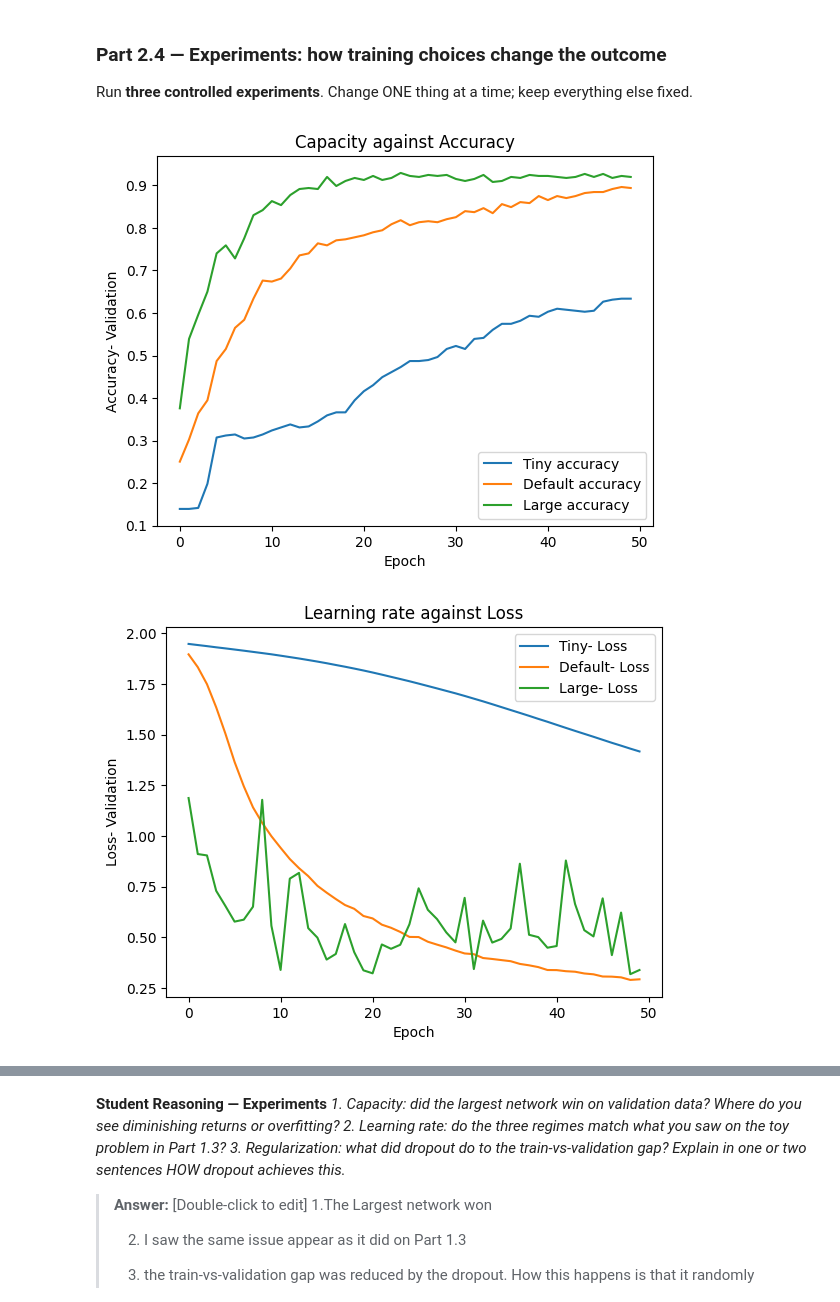
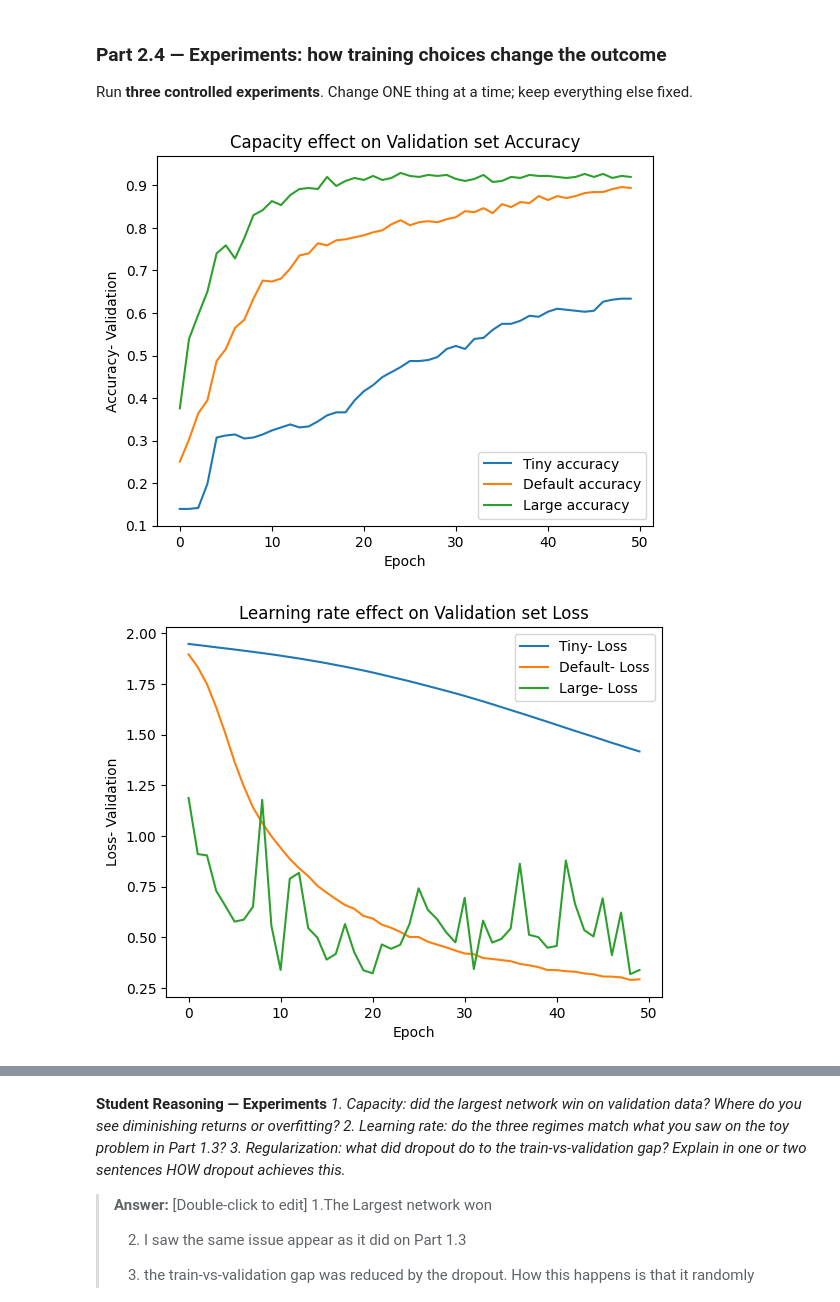
Before and after one commit to Ewurakua419/lab-3, a Jupyter notebook: Lab_3.ipynb, the cells around one changed output, grey strips where cells are left out. Saved outputs shown, nothing was run; the diff lists cells and outputs as text; code cells hidden in the pictures.

```diff
--- a/Lab_3.ipynb
+++ b/Lab_3.ipynb
@@ -817,14 +822,14 @@ def run_experiment(hidden_sizes=(64, 32), lr=1e-3, batch_size=32, epochs=50, dro
             optimizer.zero_grad()
             xb=xb.to(DEVICE)
             yb=yb.to(DEVICE)
-            logits = model.forward(xb)
-            loss = criterion(logits, yb)
-            loss.backward()
-            optimizer.step()
+            logits = model.forward(xb)#calculate predictions
+            loss = criterion(logits, yb)# calculate loss
+            loss.backward() #calculate gradient
+            optimizer.step()# update weights and biases
 
-            running_loss_train += loss.item() * xb.size(0)
-            preds = logits.argmax(1)
-            correct += (preds == yb).sum().item()
+            running_loss_train += loss.item() * xb.size(0) #increment running loss
+            preds = logits.argmax(1) #add to yhat values
+            correct += (preds == yb).sum().item() # add instances where prediction matched the label
             total += yb.size(0)
 
         train_loss = running_loss_train / total
@@ -833,13 +838,15 @@ def run_experiment(hidden_sizes=(64, 32), lr=1e-3, batch_size=32, epochs=50, dro
         history["train_loss"].append(train_loss)
         history["train_acc"].append(train_acc)
         model.eval()
+
+        # for validation set
         with torch.no_grad():
             running_loss_val, correct_val, total_val = 0.0, 0, 0
             for xb, yb in val_loader:
                 xb=xb.to(DEVICE)
                 yb=yb.to(DEVICE)
-                logits = model.forward(xb)
-                loss = criterion(logits, yb)
+                logits = model.forward(xb)#calculate predictions, feedforward
+                loss = criterion(logits, yb)#calculate losses
 
                 running_loss_val += loss.item() * xb.size(0)
                 preds = logits.argmax(1)
@@ -850,7 +857,8 @@ def run_experiment(hidden_sizes=(64, 32), lr=1e-3, batch_size=32, epochs=50, dro
         val_acc = correct_val / total_val
         history["val_loss"].append(val_loss)
         history["val_acc"].append(val_acc)
-    return history
+    return history#return dictionary of values
+
 # TODO — Experiment A (capacity): tiny (8,) vs default (64, 32) vs large (256, 128, 64).
 #   Plot the three validation-accuracy curves together.
 tiny=run_experiment(hidden_sizes=(8,) )
@@ -861,7 +869,7 @@ plt.plot(range(epoch),tiny["val_acc"], label= "Tiny accuracy")
 plt.plot(range(epoch),default["val_acc"], label="Default accuracy")
 plt.plot(range(epoch),large["val_acc"], label="Large accuracy")
 plt.legend()
-plt.title("Capacity against Accuracy")
+plt.title("Capacity effect on Validation set Accuracy")
 plt.ylabel("Accuracy- Validation")
 plt.xlabel("Epoch")
 plt.show()
@@ -872,36 +880,36 @@ tiny=run_experiment(lr=1e-4)
 default=run_experiment(lr=1e-3)
 large=run_experiment(lr=1e-1)
 plt.plot(range(epoch),tiny["val_loss"], label= "Tiny- Loss")
 plt.plot(range(epoch),default["val_loss"], label="Default- Loss")
 plt.plot(range(epoch),large["val_loss"], label="Large- Loss")
 plt.legend()
-plt.title("Learning rate against Loss")
+plt.title("Learning rate effect on Validation set Loss")
 plt.ylabel("Loss- Validation")
 plt.xlabel("Epoch")
 plt.show()
 # TODO — Experiment C (regularization): take your LARGEST network and train it
 #   with and without nn.Dropout(0.3) after each hidden layer.
 #   Plot train vs validation accuracy for both runs.
 dropout=run_experiment(dropout=0.3)
 standard=run_experiment()
 plt.plot(range(epoch),dropout["val_acc"], label="Val Accuracy")
 plt.plot(range(epoch),dropout["train_acc"], label="Train Accuracy")
 plt.legend()
 plt.title("Train Accuracy vs Validation Accuracy with dropout")
 plt.ylabel("Accuracy")
 plt.xlabel("Epoch")
 plt.show()
 
 plt.plot(range(epoch),standard["val_acc"], label="Val Accuracy")
 plt.plot(range(epoch),standard["train_acc"], label="Train Accuracy")
 plt.legend()
 plt.title("Train Accuracy vs Validation Accuracy without dropout")
 plt.ylabel("Accuracy")
 plt.xlabel("Epoch")
 plt.show()
 # %% [output]
-[figure, old version]
+[figure, new version]
-[figure, old version]
+[figure, new version]
 [figure]
 [figure]
 # %% [markdown]
```
Also changed, not shown: parts of 3 cells of this notebook.
